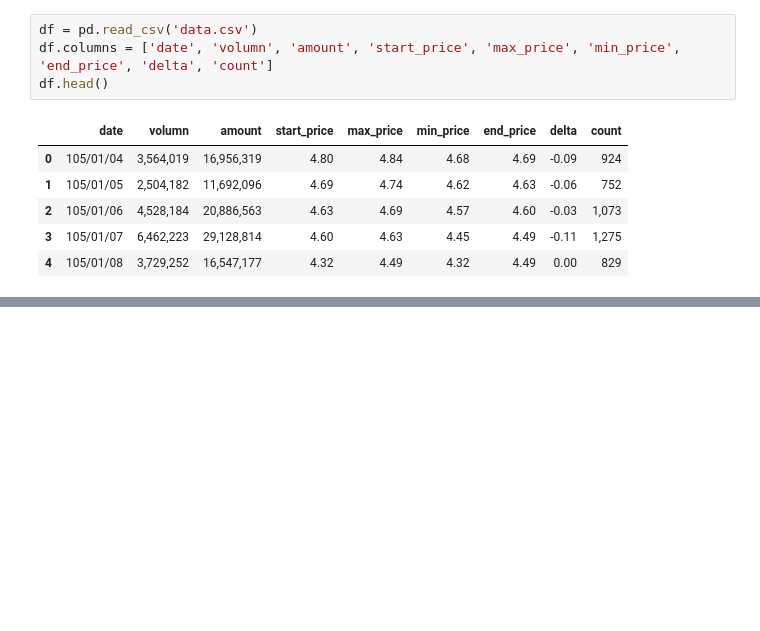
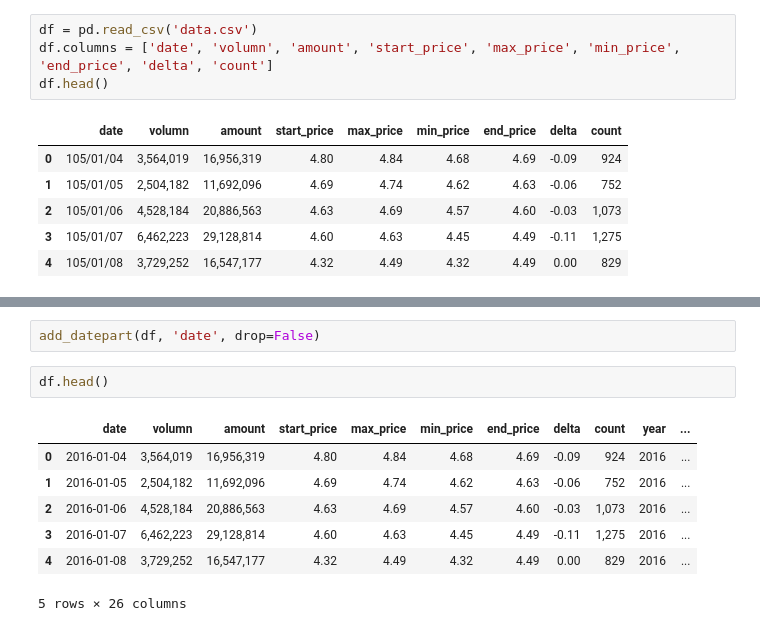
Before and after one commit to LouisLuo1115/StockSelector, a Jupyter notebook: data/exploration/2337_prediction.ipynb, the cells around one changed output, grey strips where cells are left out. Saved outputs shown, nothing was run; the diff lists cells and outputs as text; blank space fills up the shorter version.

```diff
--- a/data/exploration/2337_prediction.ipynb
+++ b/data/exploration/2337_prediction.ipynb
@@ -59,0 +100,12 @@ sns.scatterplot(
+# %%
+add_datepart(df, 'date', drop=False)
+# %%
+df.head()
+# %% [output]
+|  | date | volumn | amount | start_price | max_price | min_price | end_price | delta | count | year | ... |
+| 0 | 2016-01-04 | 3,564,019 | 16,956,319 | 4.80 | 4.84 | 4.68 | 4.69 | -0.09 | 924 | 2016 | ... |
+| 1 | 2016-01-05 | 2,504,182 | 11,692,096 | 4.69 | 4.74 | 4.62 | 4.63 | -0.06 | 752 | 2016 | ... |
+| 2 | 2016-01-06 | 4,528,184 | 20,886,563 | 4.63 | 4.69 | 4.57 | 4.60 | -0.03 | 1,073 | 2016 | ... |
+| 3 | 2016-01-07 | 6,462,223 | 29,128,814 | 4.60 | 4.63 | 4.45 | 4.49 | -0.11 | 1,275 | 2016 | ... |
+| 4 | 2016-01-08 | 3,729,252 | 16,547,177 | 4.32 | 4.49 | 4.32 | 4.49 | 0.00 | 829 | 2016 | ... |
+5 rows × 26 columns
```
Also changed, not shown: parts of 10 cells of this notebook.
